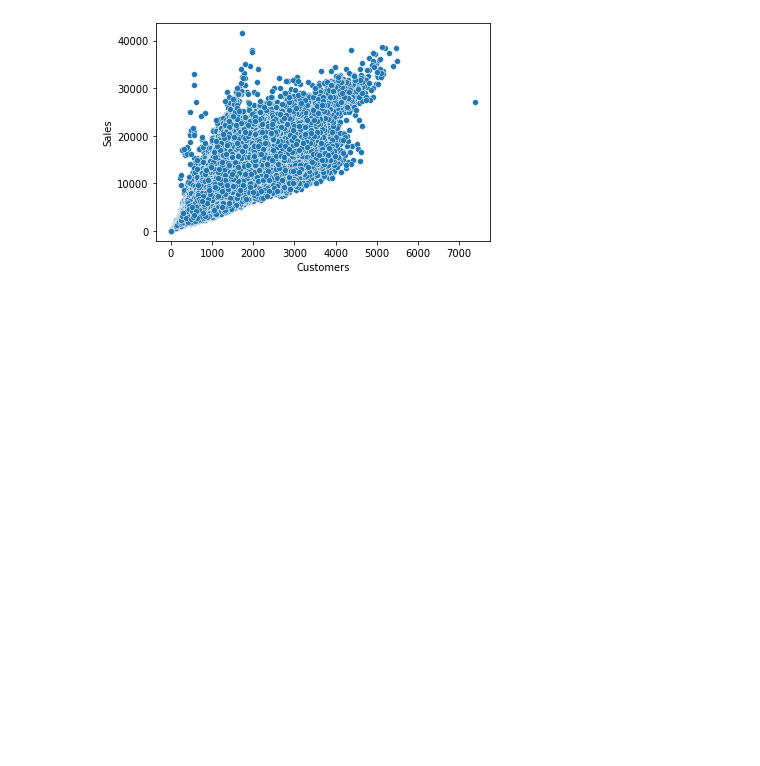
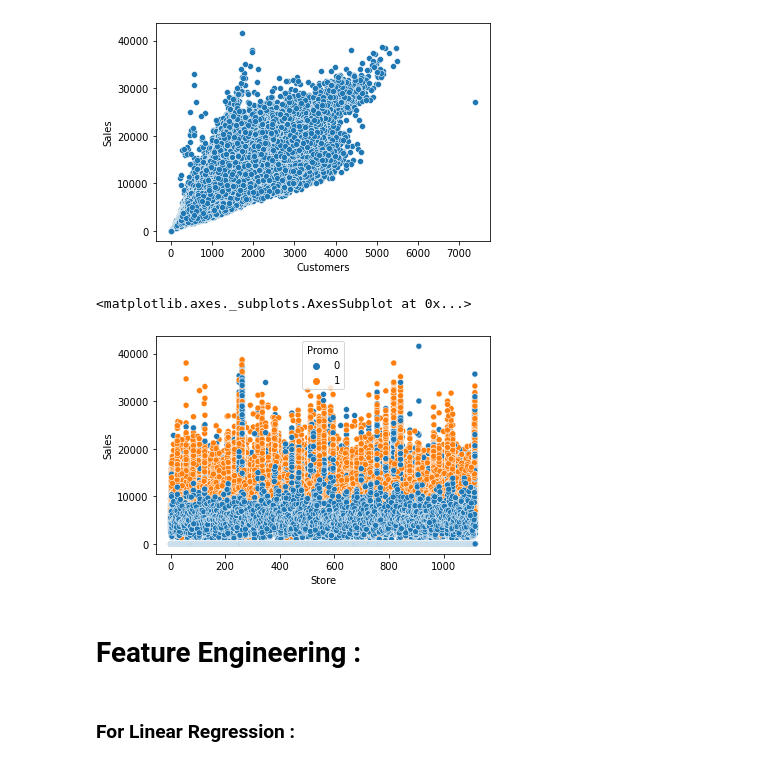
Before and after one commit to ansonsibi1/Anson-Sibi-M4W3_Rossmann_Sales_Prediction_Capstone_Project, a Jupyter notebook: Team_KASAR_Anson_Sibi_M4W3_Rossmann_Sales_Prediction_Capstone_Project.ipynb, the cells around one changed output. Saved outputs shown, nothing was run; the diff lists cells and outputs as text; code cells hidden in the pictures; blank space fills up the shorter version.

```diff
--- a/Team_KASAR_Anson_Sibi_M4W3_Rossmann_Sales_Prediction_Capstone_Project.ipynb
+++ b/Team_KASAR_Anson_Sibi_M4W3_Rossmann_Sales_Prediction_Capstone_Project.ipynb
@@ -445,3 +446,10 @@ sns.scatterplot(df.Customers,df.Sales)
 # %% [output]
 <matplotlib.axes._subplots.AxesSubplot at 0x...>
 [figure]
+# %%
+sns.scatterplot(df.Store,df.Sales,hue=df.Promo)
+# %% [output]
+<matplotlib.axes._subplots.AxesSubplot at 0x...>
+[figure, added]
+# %% [markdown]
+# Feature Engineering :
@@ -447,0 +462,2 @@ sns.scatterplot(df.Customers,df.Sales)
+# %% [markdown]
+### For Linear Regression :
```
Also changed, not shown: parts of 8 cells of this notebook.
